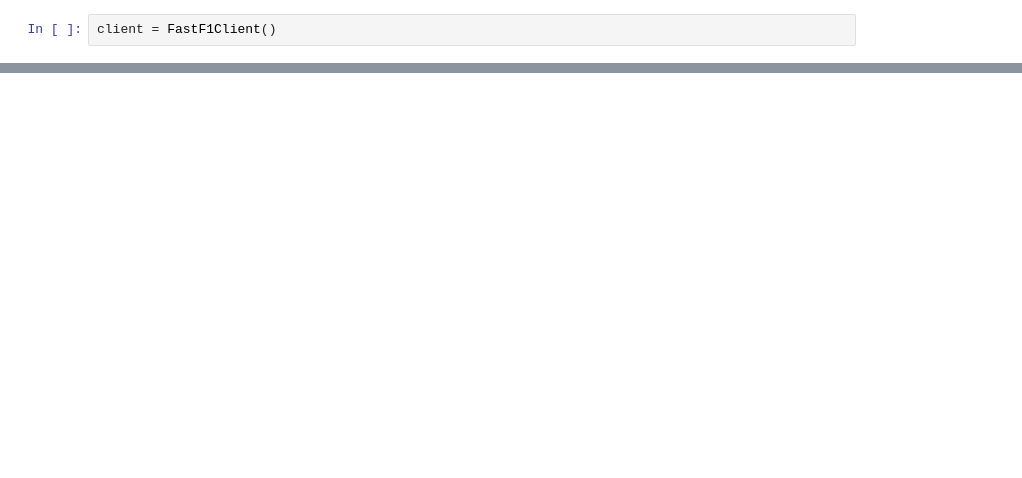
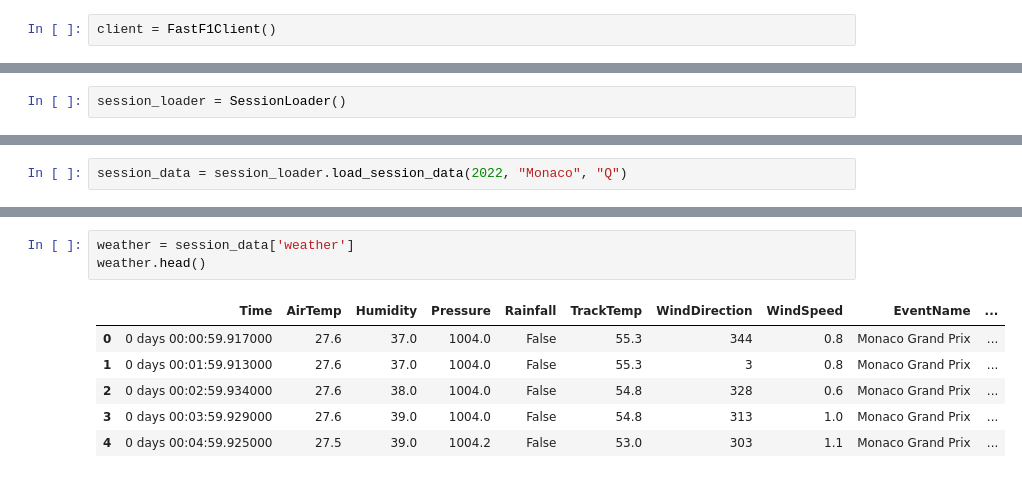
Before and after one commit to prathameshbadve/f1_ds_project, a Jupyter notebook: notebooks/data_exploration/client_check.ipynb, the cells around one changed output, grey strips where cells are left out. Drawn from its saved outputs; the diff is of its cells as text; blank space fills up the shorter version.

```diff
--- a/notebooks/data_exploration/client_check.ipynb
+++ b/notebooks/data_exploration/client_check.ipynb
@@ -124,0 +450,2 @@ schedule_2022.head()
+# %%
+session_loader = SessionLoader()
@@ -124,0 +456,2 @@ schedule_2022.head()
+# %%
+session_data = session_loader.load_session_data(2022, "Monaco", "Q")
@@ -124,0 +511,10 @@ schedule_2022.head()
+# %%
+weather = session_data['weather']
+weather.head()
+# %% [output]
+|  | Time | AirTemp | Humidity | Pressure | Rainfall | TrackTemp | WindDirection | WindSpeed | EventName | ... |
+| 0 | 0 days 00:00:59.917000 | 27.6 | 37.0 | 1004.0 | False | 55.3 | 344 | 0.8 | Monaco Grand Prix | ... |
+| 1 | 0 days 00:01:59.913000 | 27.6 | 37.0 | 1004.0 | False | 55.3 | 3 | 0.8 | Monaco Grand Prix | ... |
+| 2 | 0 days 00:02:59.934000 | 27.6 | 38.0 | 1004.0 | False | 54.8 | 328 | 0.6 | Monaco Grand Prix | ... |
+| 3 | 0 days 00:03:59.929000 | 27.6 | 39.0 | 1004.0 | False | 54.8 | 313 | 1.0 | Monaco Grand Prix | ... |
+| 4 | 0 days 00:04:59.925000 | 27.5 | 39.0 | 1004.2 | False | 53.0 | 303 | 1.1 | Monaco Grand Prix | ... |
```
Also changed, not shown: parts of 15 cells of this notebook, 2 other files.
